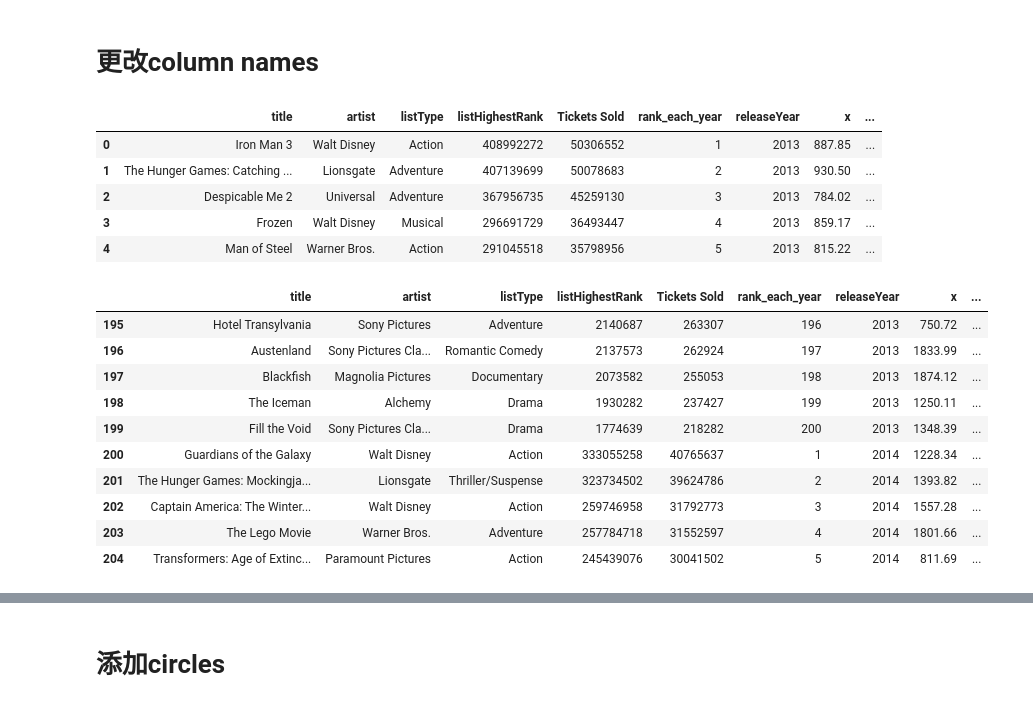
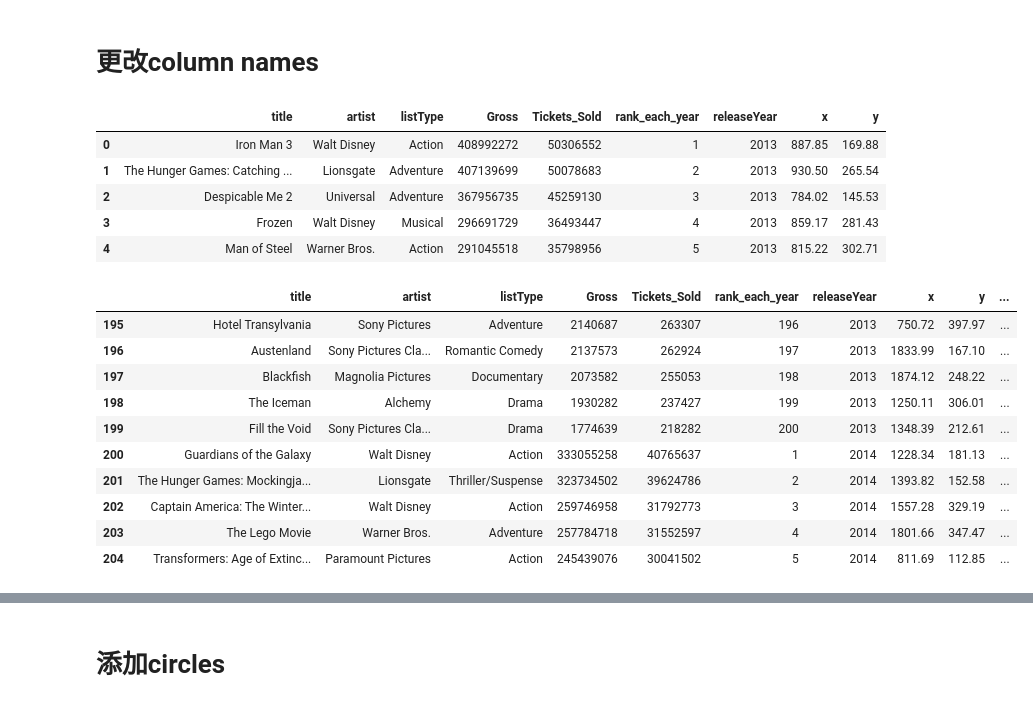
Before and after one commit to Limjohns/data_visualization, a Jupyter notebook: data/add_coordinates.ipynb, the cells around one changed output, grey strips where cells are left out. Drawn from its saved outputs; the diff is of its cells as text; code cells hidden in the pictures.

Commit message:
add data_13_22_v3.csv

```diff
--- a/data/add_coordinates.ipynb
+++ b/data/add_coordinates.ipynb
@@ -83,30 +83,30 @@ data_crop.shape
 # %%
 # data_crop.columns = ['rank', 'title', 'releaseYear', 'artist',
 #                      'listType', 'listHighestRank', 'Tickets Sold', 'x', 'y']
-data_crop.columns = ['title', 'artist', 'listType', 'listHighestRank',
-                     'Tickets Sold', 'rank_each_year', 'releaseYear', 'x', 'y']
+data_crop.columns = ['title', 'artist', 'listType', 'Gross',
+                     'Tickets_Sold', 'rank_each_year', 'releaseYear', 'x', 'y']
 # %%
 data_crop.head()
 # %% [output]
-|  | title | artist | listType | listHighestRank | Tickets Sold | rank_each_year | releaseYear | x | ... |
-| 0 | Iron Man 3 | Walt Disney | Action | 408992272 | 50306552 | 1 | 2013 | 887.85 | ... |
-| 1 | The Hunger Games: Catching ... | Lionsgate | Adventure | 407139699 | 50078683 | 2 | 2013 | 930.50 | ... |
-| 2 | Despicable Me 2 | Universal | Adventure | 367956735 | 45259130 | 3 | 2013 | 784.02 | ... |
-| 3 | Frozen | Walt Disney | Musical | 296691729 | 36493447 | 4 | 2013 | 859.17 | ... |
-| 4 | Man of Steel | Warner Bros. | Action | 291045518 | 35798956 | 5 | 2013 | 815.22 | ... |
+|  | title | artist | listType | Gross | Tickets_Sold | rank_each_year | releaseYear | x | y |
+| 0 | Iron Man 3 | Walt Disney | Action | 408992272 | 50306552 | 1 | 2013 | 887.85 | 169.88 |
+| 1 | The Hunger Games: Catching ... | Lionsgate | Adventure | 407139699 | 50078683 | 2 | 2013 | 930.50 | 265.54 |
+| 2 | Despicable Me 2 | Universal | Adventure | 367956735 | 45259130 | 3 | 2013 | 784.02 | 145.53 |
+| 3 | Frozen | Walt Disney | Musical | 296691729 | 36493447 | 4 | 2013 | 859.17 | 281.43 |
+| 4 | Man of Steel | Warner Bros. | Action | 291045518 | 35798956 | 5 | 2013 | 815.22 | 302.71 |
 # %%
-data_crop['rank'] = data_crop['listHighestRank'].rank(ascending=False)
+data_crop['rank'] = data_crop['Gross'].rank(ascending=False)
 data_crop.iloc[195:205, :]
 # %% [output]
-|  | title | artist | listType | listHighestRank | Tickets Sold | rank_each_year | releaseYear | x | ... |
-| 195 | Hotel Transylvania | Sony Pictures | Adventure | 2140687 | 263307 | 196 | 2013 | 750.72 | ... |
-| 196 | Austenland | Sony Pictures Cla... | Romantic Comedy | 2137573 | 262924 | 197 | 2013 | 1833.99 | ... |
-| 197 | Blackfish | Magnolia Pictures | Documentary | 2073582 | 255053 | 198 | 2013 | 1874.12 | ... |
-| 198 | The Iceman | Alchemy | Drama | 1930282 | 237427 | 199 | 2013 | 1250.11 | ... |
-| 199 | Fill the Void | Sony Pictures Cla... | Drama | 1774639 | 218282 | 200 | 2013 | 1348.39 | ... |
-| 200 | Guardians of the Galaxy | Walt Disney | Action | 333055258 | 40765637 | 1 | 2014 | 1228.34 | ... |
-| 201 | The Hunger Games: Mockingja... | Lionsgate | Thriller/Suspense | 323734502 | 39624786 | 2 | 2014 | 1393.82 | ... |
-| 202 | Captain America: The Winter... | Walt Disney | Action | 259746958 | 31792773 | 3 | 2014 | 1557.28 | ... |
-| 203 | The Lego Movie | Warner Bros. | Adventure | 257784718 | 31552597 | 4 | 2014 | 1801.66 | ... |
-| 204 | Transformers: Age of Extinc... | Paramount Pictures | Action | 245439076 | 30041502 | 5 | 2014 | 811.69 | ... |
+|  | title | artist | listType | Gross | Tickets_Sold | rank_each_year | releaseYear | x | y | ... |
+| 195 | Hotel Transylvania | Sony Pictures | Adventure | 2140687 | 263307 | 196 | 2013 | 750.72 | 397.97 | ... |
+| 196 | Austenland | Sony Pictures Cla... | Romantic Comedy | 2137573 | 262924 | 197 | 2013 | 1833.99 | 167.10 | ... |
+| 197 | Blackfish | Magnolia Pictures | Documentary | 2073582 | 255053 | 198 | 2013 | 1874.12 | 248.22 | ... |
+| 198 | The Iceman | Alchemy | Drama | 1930282 | 237427 | 199 | 2013 | 1250.11 | 306.01 | ... |
+| 199 | Fill the Void | Sony Pictures Cla... | Drama | 1774639 | 218282 | 200 | 2013 | 1348.39 | 212.61 | ... |
+| 200 | Guardians of the Galaxy | Walt Disney | Action | 333055258 | 40765637 | 1 | 2014 | 1228.34 | 181.13 | ... |
+| 201 | The Hunger Games: Mockingja... | Lionsgate | Thriller/Suspense | 323734502 | 39624786 | 2 | 2014 | 1393.82 | 152.58 | ... |
+| 202 | Captain America: The Winter... | Walt Disney | Action | 259746958 | 31792773 | 3 | 2014 | 1557.28 | 329.19 | ... |
+| 203 | The Lego Movie | Warner Bros. | Adventure | 257784718 | 31552597 | 4 | 2014 | 1801.66 | 347.47 | ... |
+| 204 | Transformers: Age of Extinc... | Paramount Pictures | Action | 245439076 | 30041502 | 5 | 2014 | 811.69 | 112.85 | ... |
 # %%
```
Also changed, not shown: parts of 11 cells of this notebook, 8 other files.
